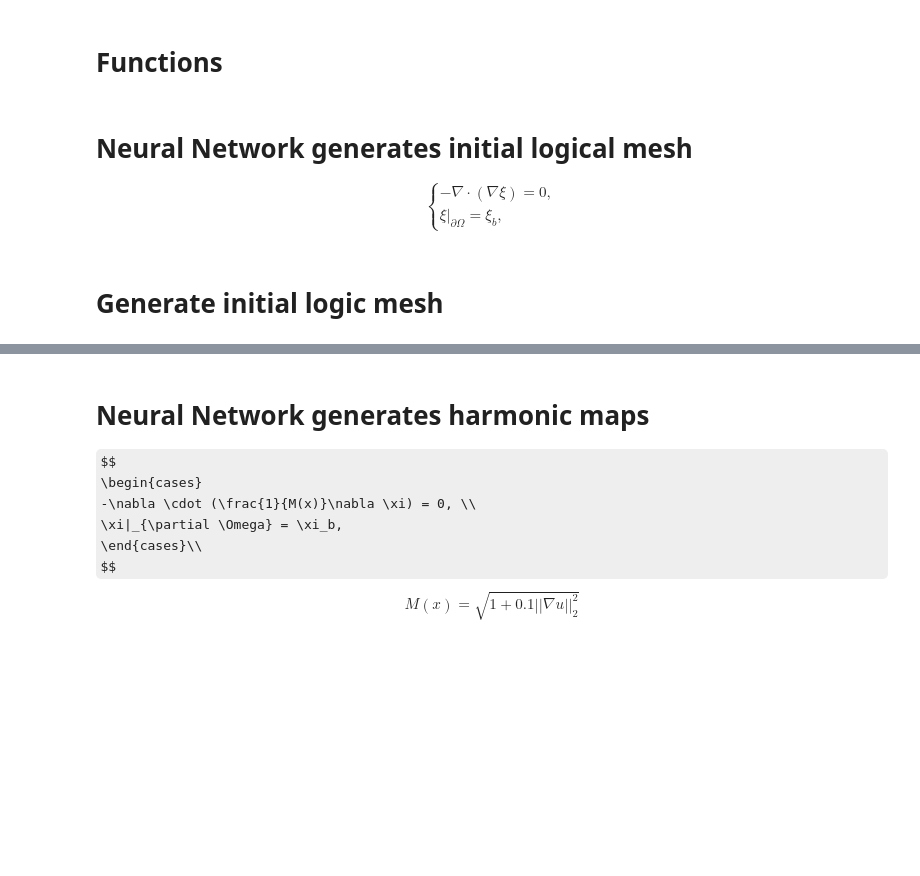
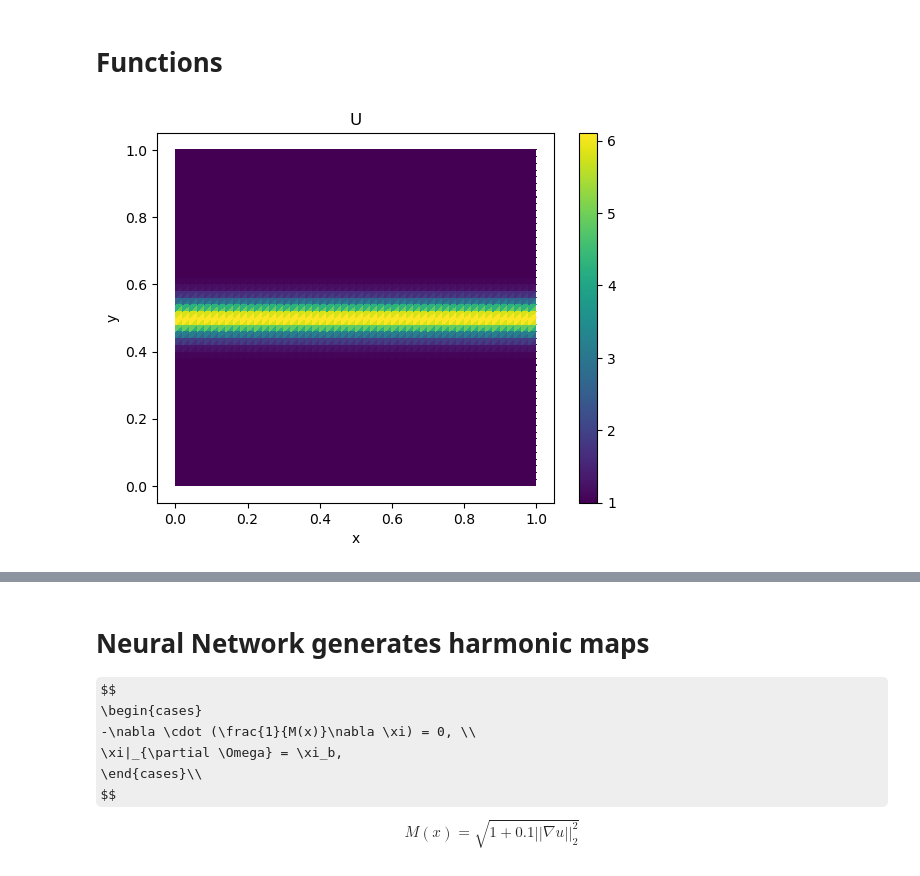
Before and after one commit to GenieYoung/MMPDE, a Jupyter notebook: py_src/example_2.ipynb, the cells around one changed output, grey strips where cells are left out. Cells and saved outputs as stored; diff of their text form; code cells hidden in the pictures; some formulas as TeX source; blank space fills up the shorter version.

```diff
--- a/py_src/example_2.ipynb
+++ b/py_src/example_2.ipynb
@@ -29,8 +29,9 @@ Nf = 10000
 # Auxiliary Functions
 # %%
 def Plot(V,tris,U):
-    _,ax=plt.subplots()
-    ax.tripcolor(V[:,0],V[:,1],tris,U,cmap='viridis')
+    fig,ax=plt.subplots()
+    colors=ax.tripcolor(V[:,0],V[:,1],tris,U,cmap='viridis')
+    fig.colorbar(colors)
     ax.set_xlabel('x')
     ax.set_ylabel('y')
     ax.set_title('U')
@@ -70,40 +65,27 @@ plt.show()
-# %%
-left_V = V[(V[:,0]==0.0)]
-right_V = V[(V[:,0]==1.0)]
-bottom_V = V[(V[:,1]==0.0)]
-top_V = V[(V[:,1]==1.0)]
-
-PDE_V = V[0] + (V[-1]-V[0])*lhs(2,Nf)
-
-V = V.to(device)
-left_V = left_V.float().to(device)
-right_V = right_V.float().to(device)
-bottom_V = bottom_V.float().to(device)
-top_V = top_V.float().to(device)
-PDE_V = PDE_V.float().to(device)
 # %% [markdown]
 # Functions
 # %%
+# def U(V):
+#     return torch.tanh(-30*(V[:,[1]]-0.5-0.25*torch.sin(2*torch.pi*V[:,[0]])))
+
+# def U_x_y(V):
+#     u_x = (1-U(V)**2)*(15*torch.pi*torch.cos(2*torch.pi*V[:,[0]]))
+#     u_y = (1-U(V)**2)*(-30)
+#     return torch.cat([u_x,u_y],dim=1)
+
 def U(V):
-    return torch.tanh(-30*(V[:,1]-0.5-0.25*torch.sin(2*torch.pi*V[:,0])))
+    return torch.tanh(20*(V[:,[1]]-0.5))
 
 def U_x_y(V):
-    U_x = (1-U(V)**2)*(15*torch.pi*torch.cos(2*torch.pi*V[:,0]))
-    U_y = (1-U(V)**2)*(-30)
-    return torch.stack([U_x,U_y],dim=1)
+    u_y = (1-U(V)**2)*20
+    u_x = torch.zeros_like(u_y)
+    return torch.cat([u_x,u_y],dim=1)
 
 def Metric(V):
     u_x_y = U_x_y(V)
-    return torch.sqrt(torch.linalg.norm(u_x_y,dim=1)**2 + 1)
+    return torch.sqrt(0.1*torch.linalg.norm(u_x_y,dim=1)**2 + 1)
 
-# M = Metric(V)
-# Plot(V.detach().cpu(),tris.detach().cpu(),M.detach().cpu())
+M = Metric(V_0)
+Plot(V_0.detach().cpu(),tris.detach().cpu(),M.detach().cpu())
+# %% [output]
+[figure, added]
-# %% [markdown]
-# Neural Network generates initial logical mesh
-
-$$
-\begin{cases}
--\nabla \cdot (\nabla \xi) = 0, \\
-\xi|_{\partial \Omega} = \xi_b,
-\end{cases}
-$$
@@ -155,2 +91,0 @@ class FCN1(nn.Module):
-# %% [markdown]
-# Generate initial logic mesh
```
Also changed, not shown: parts of 11 cells of this notebook, 3 other files.
